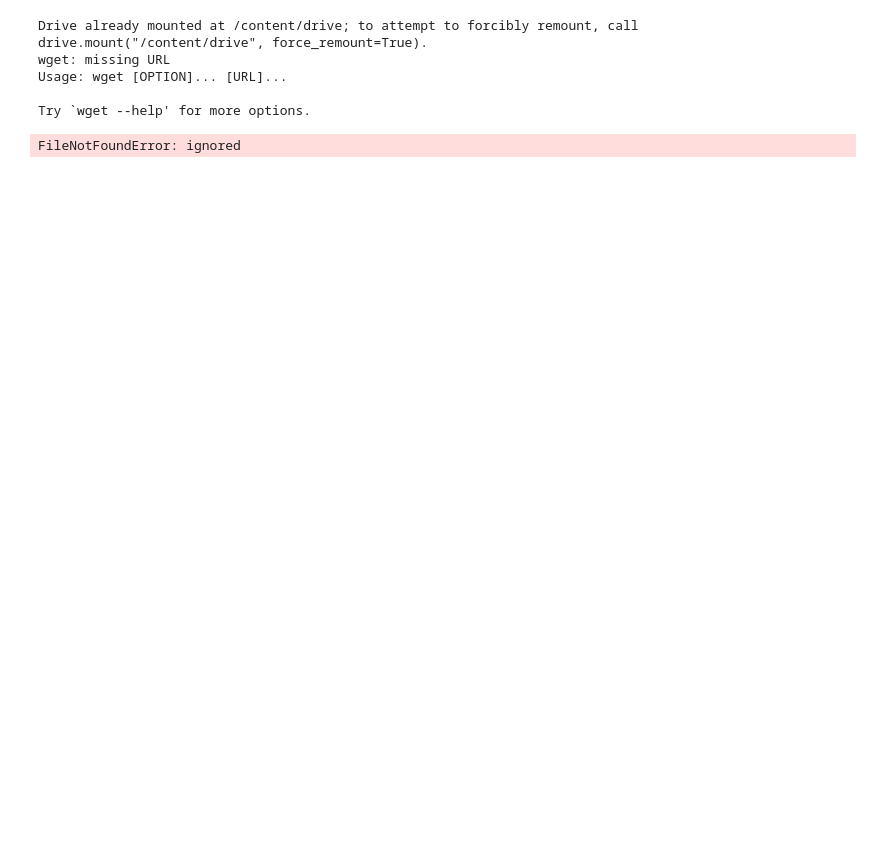
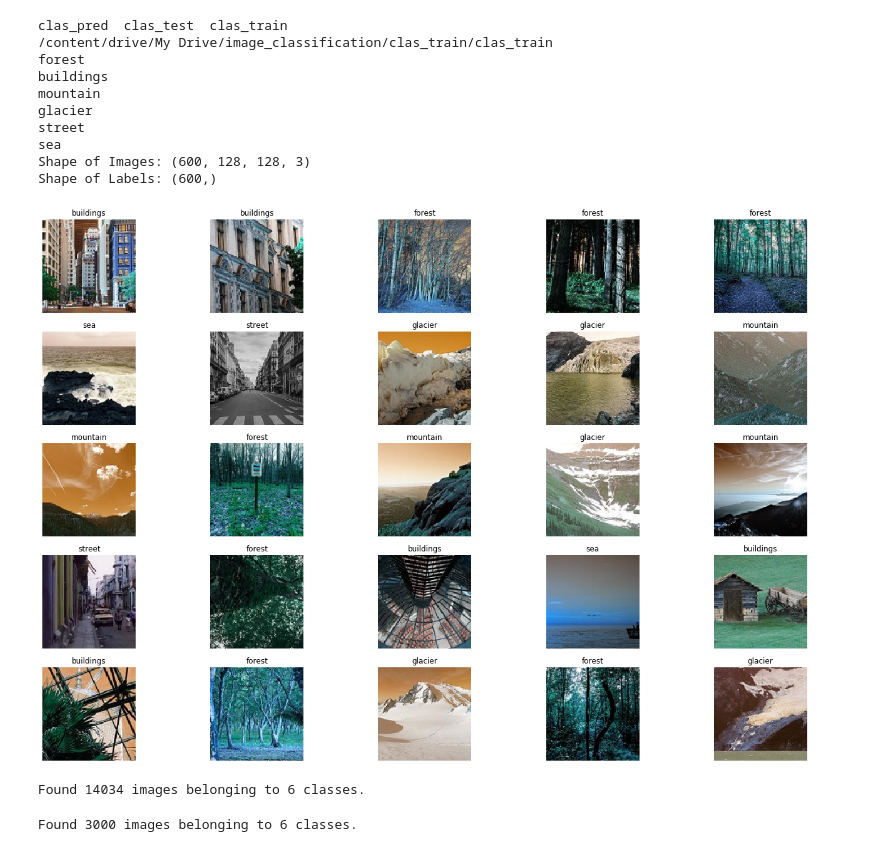
Before and after one commit to SvitlanaPastukh/SvitlanaPastukh, a Jupyter notebook: SvitlanaPastukh.ipynb, the cells around one changed output. Cells and saved outputs as stored; diff of their text form; code cells hidden in the pictures; blank space fills up the shorter version.

```diff
--- a/SvitlanaPastukh.ipynb
+++ b/SvitlanaPastukh.ipynb
@@ -19,60 +19,96 @@ import numpy as np
 import os
 import matplotlib.pyplot as plot
 from sklearn.metrics import confusion_matrix as CM
-from google.colab import drive
-drive.mount
-#('/content/drive')
-!wget
+
+!ls drive/My\ Drive/image_classification
+!cd drive/My\ Drive/image_classification/clas_train/clas_train; pwd
+
+
+def get_classlabel(class_code):
+               labels = {2:'glacier', 4:'sea', 0:'buildings', 1:'forest', 5:'street', 3:'mountain'}
+               return labels[class_code]
+
 
 def get_images(directory):
     Images = []
-    Labels = []
+    Labels = []   # 0 for Building , 1 for forest, 2 for glacier, 3 for mountain, 4 for Sea , 5 for Street
     label = 0
 
-    for labels in os.listdir(directory):
+    for labels in os.listdir(directory): #Main Directory where each class label is present as folder name.
+        print(labels)
         if labels == 'glacier':
             label = 2
         elif labels == 'sea':
             label = 4
         elif labels == 'buildings':
             label = 0
         elif labels == 'forest':
             label = 1
         elif labels == 'street':
             label = 5
         elif labels == 'mountain':
             label = 3
-
-        for image_file in os.listdir(directory+labels):
-            image = cv2.imread(directory+labels+r'/'+image_file)
-            image = cv2.resize(image,(150,150))
+        i=0
+        for image_file in os.listdir(directory+labels): #Extracting the file name of the image from Class Label folder
+            image = cv2.imread(directory+labels+r'/'+image_file) #Reading the image (OpenCV)
+            image = cv2.resize(image,(128,128)) #Resize the image, Some images are different sizes. (Resizing is very Important)
             Images.append(image)
             Labels.append(label)
-            return shuffle(Images,Labels,random_state=817328462)
-            def get_classlabel(class_code):
-               labels = {2:'glacier', 4:'sea', 0:'buildings', 1:'forest', 5:'street', 3:'mountain'}
+            i=i+1
 
-    return labels[class_code]
-Images, Labels = get_images('../drive/MyDrive/image_classification/clas_pred/')
+            if i==100:
+              break
+
+    return shuffle(Images,Labels,random_state=817328462) #Shuffle the dataset you just prepare
+
+
+Images, Labels = get_images('drive/My Drive/image_classification/clas_train/clas_train/')
 Images = np.array(Images)
 Labels = np.array(Labels)
 
 
 print("Shape of Images:",Images.shape)
 print("Shape of Labels:",Labels.shape)
 
 f,ax = plot.subplots(5,5)
 f.subplots_adjust(0,0,3,3)
 for i in range(0,5,1):
     for j in range(0,5,1):
-        rnd_number = randint(0,len(Images))
+        rnd_number = randint(0,len(Images)-1)
+        #print(i,j)
         ax[i,j].imshow(Images[rnd_number])
         ax[i,j].set_title(get_classlabel(Labels[rnd_number]))
         ax[i,j].axis('off')
 # %% [output]
-Drive already mounted at /content/drive; to attempt to forcibly remount, call drive.mount("/content/drive", force_remount=True).
-wget: missing URL
-Usage: wget [OPTION]... [URL]...
-
-Try `wget --help' for more options.
+clas_pred  clas_test  clas_train
+/content/drive/My Drive/image_classification/clas_train/clas_train
+forest
+buildings
+mountain
+glacier
+street
+sea
+Shape of Images: (600, 128, 128, 3)
+Shape of Labels: (600,)
-FileNotFoundError: ignored
+[figure, added]
+# %%
+train_datagen = ImageDataGenerator(rescale = 1./255,
+                                   shear_range = 0.2,
+                                   zoom_range = 0.2,
+                                   horizontal_flip = True)
+
+test_datagen = ImageDataGenerator(rescale = 1./255)
+
+training_set = train_datagen.flow_from_directory('drive/My Drive/image_classification/clas_train/clas_train/',
+                                                 target_size = (128, 128),
+                                                 batch_size = 32,
+                                                 class_mode = 'categorical')
+# %% [output]
+Found 14034 images belonging to 6 classes.
+# %%
+test_set = test_datagen.flow_from_directory('drive/My Drive/image_classification/clas_test/',
+                                            target_size = (128, 128),
+                                            batch_size = 32,
+                                            class_mode = 'categorical')
+# %% [output]
+Found 3000 images belonging to 6 classes.
```
Also changed, not shown: parts of 8 cells of this notebook.
